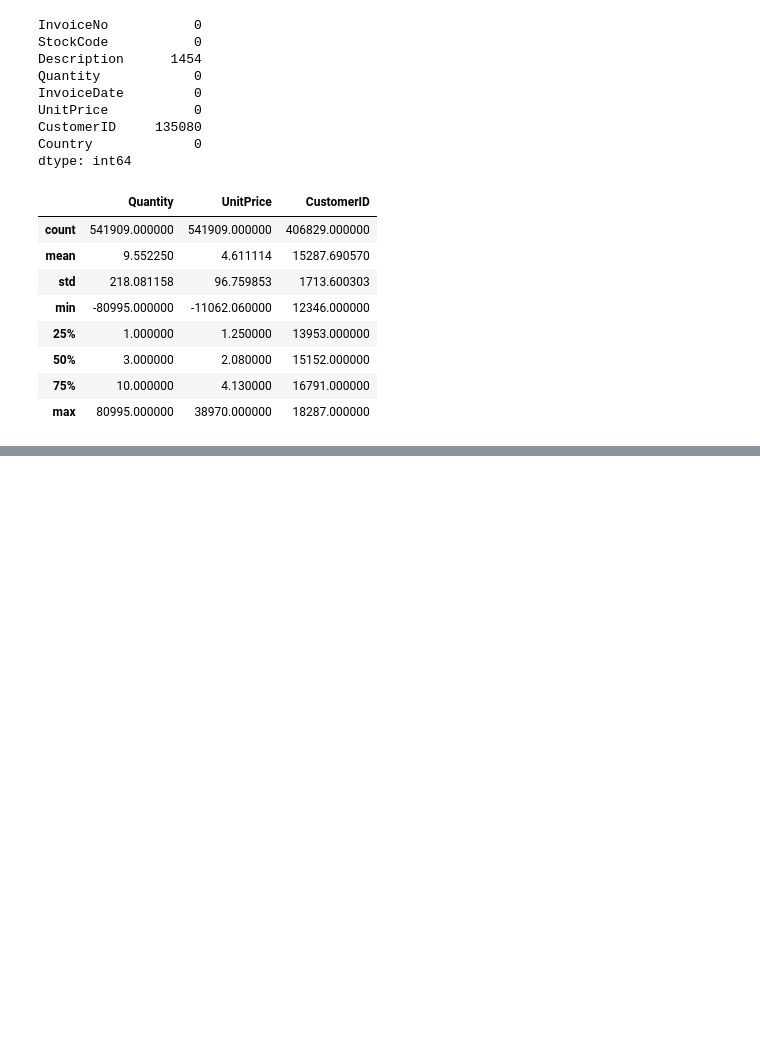
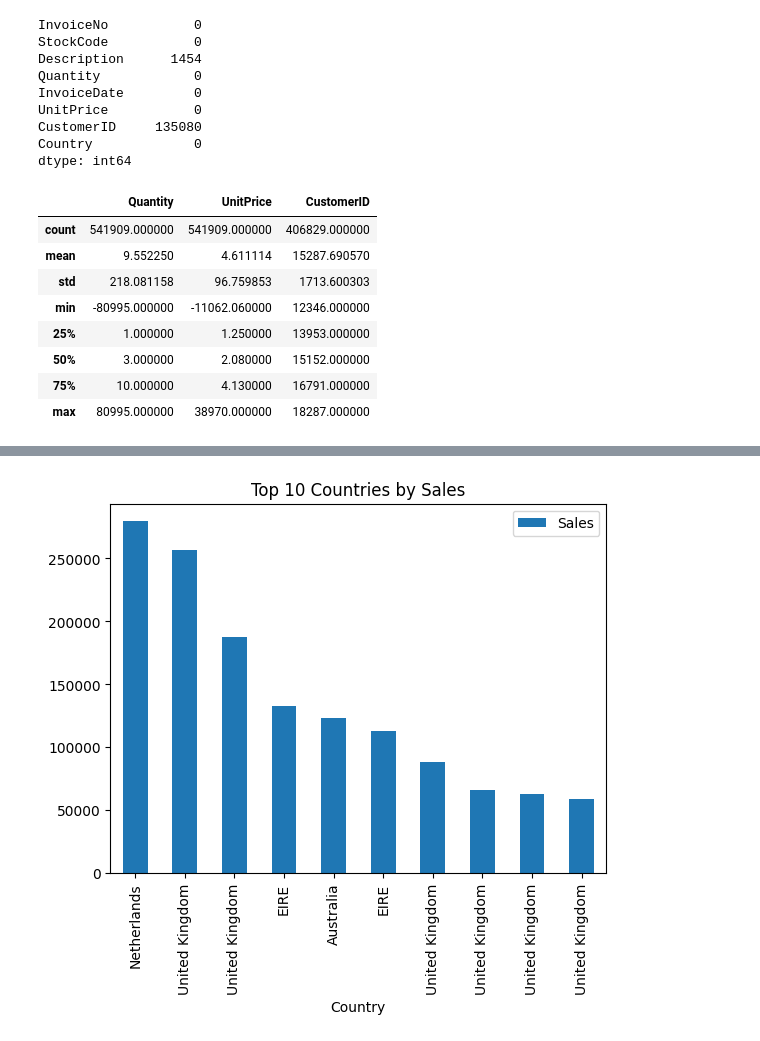
Before and after one commit to monkmode3600rounds-crypto/ai-ml-summer-2026, a Jupyter notebook: notebooks/e-commerce data analytics.ipynb, the cells around one changed output, grey strips where cells are left out. Saved outputs shown, nothing was run; the diff lists cells and outputs as text; code cells hidden in the pictures; blank space fills up the shorter version.

```diff
--- a/notebooks/e-commerce data analytics.ipynb
+++ b/notebooks/e-commerce data analytics.ipynb
@@ -161,0 +154,8 @@ df.groupby('Description')['Quantity'].sum().idxmax()
+# %%
+# 只取 Top 10
+top10 = result.sort_values('Sales', ascending=False).head(10)
+top10.plot(x='Country', y='Sales', kind='bar')
+plt.title('Top 10 Countries by Sales')
+plt.show()
+# %% [output]
+[figure, added]
```
Also changed, not shown: parts of 32 cells of this notebook, 1 other file.
